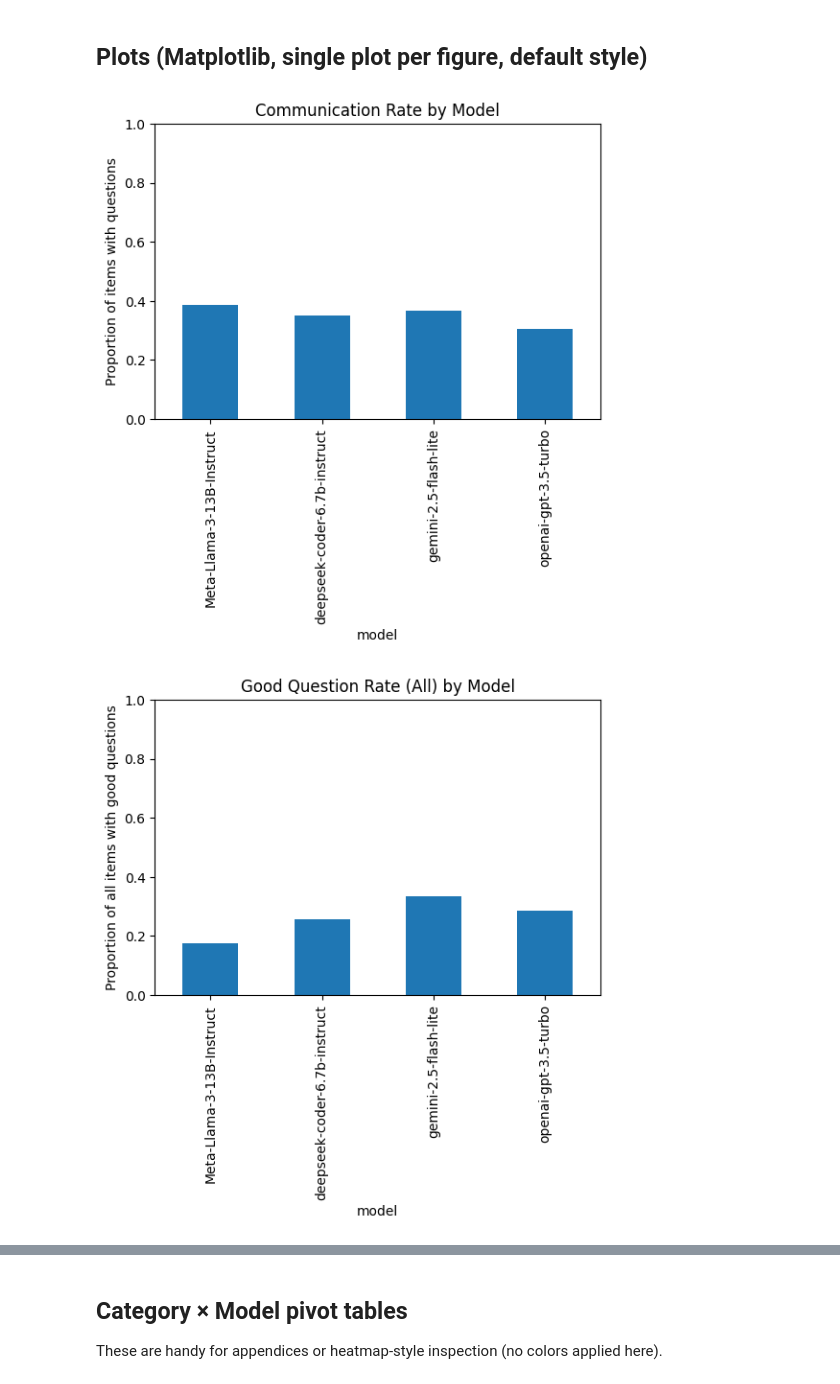
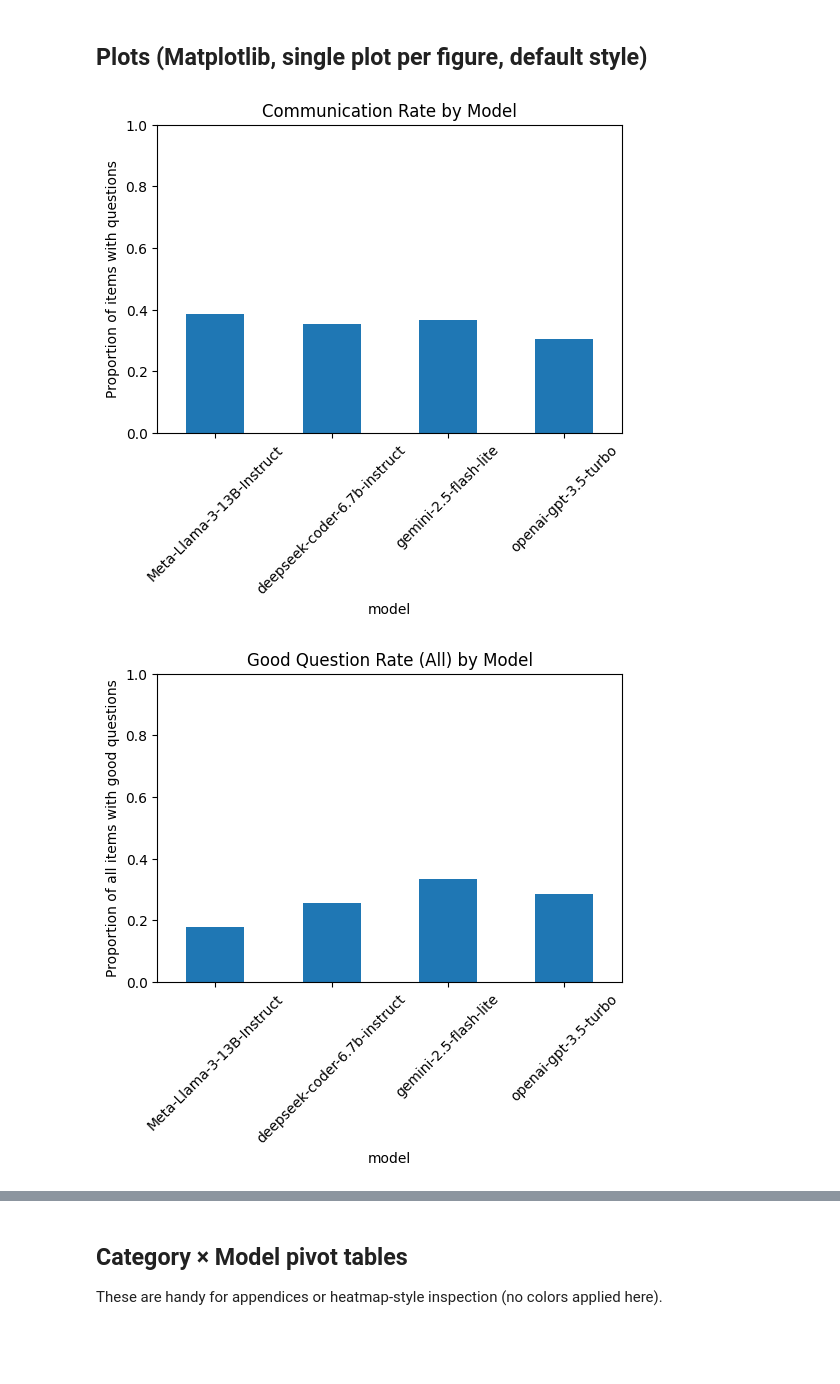
Before and after one commit to yaman-aljnadi/human-eval-comm-V2, a Jupyter notebook: Communication_Competence_Analysis.ipynb, the cells around one changed output, grey strips where cells are left out. Cells and saved outputs as stored; diff of their text form; code cells hidden in the pictures; blank space fills up the shorter version.

```diff
--- a/Communication_Competence_Analysis.ipynb
+++ b/Communication_Competence_Analysis.ipynb
@@ -285,7 +285,7 @@ def save_bar(series: pd.Series, title: str, ylabel: str, out_path: Path):
     series.plot(kind="bar")
     plt.title(title)
     plt.ylabel(ylabel)
-    plt.xticks(rotation=90)
+    plt.xticks(rotation=45)
     plt.ylim(top=1)
     if SAVE_OUTPUTS:
         plt.savefig(out_path, dpi=100)
@@ -302,32 +302,32 @@ save_bar(
 )
 
 save_bar(
     overall_sorted["good_question_rate_all"],
     "Good Question Rate (All) by Model",
     "Proportion of all items with good questions",
     OUTDIR / "fig_gqr_all.png",
 )
 
 save_bar(
     overall_sorted["good_question_rate_conditional"],
     "Good Question Rate (Among Asked)",
     "Proportion of asked questions rated 'Good'",
     OUTDIR / "fig_gqr_conditional.png",
 )
 
 save_bar(
     overall_sorted["false_recovery_rate_all"],
     "False Recovery Rate (All) by Model",
     "Proportion of all items with false recovery",
     OUTDIR / "fig_frr_all.png",
 )
 
 save_bar(
     overall_sorted["false_recovery_rate_conditional"],
     "False Recovery Rate (Among No-Question)",
     "Proportion of no-question items with false recovery",
     OUTDIR / "fig_frr_conditional.png",
 )
 # %% [output]
-[figure, old version]
+[figure, new version]
-[figure, old version]
+[figure, new version]
```
Also changed, not shown: parts of 1 cell of this notebook, 6 other files.
